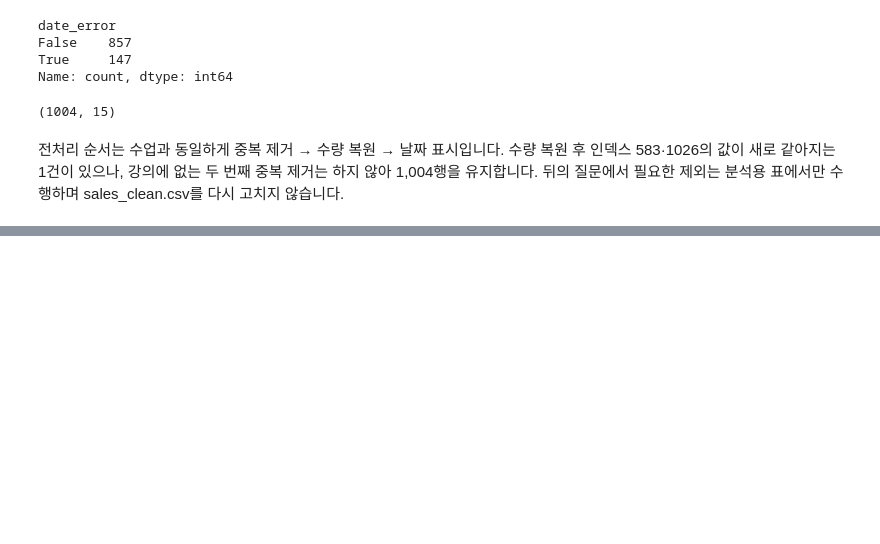
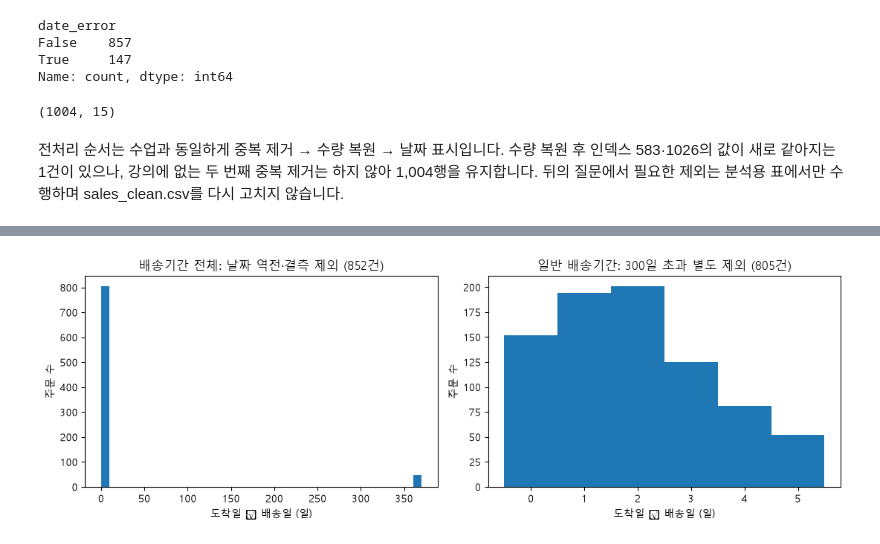
Before and after one commit to An1207/flask-practice1, a Jupyter notebook: HW5/hw5.ipynb, the cells around one changed output, grey strips where cells are left out. Saved outputs shown, nothing was run; the diff lists cells and outputs as text; code cells hidden in the pictures; blank space fills up the shorter version.

Commit message:
HW5 단계⑤ Q1: 배송기간 덩어리 47건 분석과 그림·두 줄 답

```diff
--- a/HW5/hw5.ipynb
+++ b/HW5/hw5.ipynb
@@ -93,0 +97,7 @@ Name: count, dtype: int64
+# %%
+import matplotlib.pyplot as plt
+import platform
+
+fonts = {'Windows': 'Malgun Gothic', 'Darwin': 'AppleGothic'}
+plt.rcParams['font.family'] = fonts.get(platform.system(), 'NanumGothic')
+plt.rcParams['axes.unicode_minus'] = False
@@ -93,0 +107,13 @@ Name: count, dtype: int64
+# %%
+valid_date = ~df['date_error']
+days = (df.loc[valid_date, 'delivery_date'] - df.loc[valid_date, 'shipping_date']).dt.days.dropna()
+long_days = days[days > 300]
+print('전체:', len(df), ' 날짜 역전 제외:', df['date_error'].sum(), ' 날짜 결측 제외:', int(valid_date.sum()) - len(days), ' 분석 가능:', len(days))
+print('전체 평균:', round(days.mean(), 2), '일 / 중앙값:', days.median(), '일')
+print('오른쪽 덩어리:', len(long_days), '건 / 범위:', long_days.min(), '~', long_days.max(), '일')
+display(days[days > 300].rename('배송 기간(일)'))
+display(df.loc[long_days.index, ['order_date', 'shipping_date', 'delivery_date', 'status']].head(10))
+regular_days = days[days <= 300]
+print('일반 기간:', len(regular_days), '건 / 범위:', regular_days.min(), '~', regular_days.max(), '일')
+print('일반 기간 평균:', round(regular_days.mean(), 2), '일 / 중앙값:', regular_days.median(), '일')
+assert len(days) == 852 and len(long_days) == 47 and len(regular_days) == 805
@@ -93,0 +154,11 @@ Name: count, dtype: int64
+# %%
+fig, ax = plt.subplots(1, 2, figsize=(11, 3.8))
+days.plot.hist(bins=40, ax=ax[0], title='배송기간 전체: 날짜 역전·결측 제외 (852건)')
+regular_days.plot.hist(bins=[-0.5, 0.5, 1.5, 2.5, 3.5, 4.5, 5.5], ax=ax[1], title='일반 배송기간: 300일 초과 별도 제외 (805건)')
+for axis in ax:
+    axis.set_xlabel('도착일 − 배송일 (일)')
+    axis.set_ylabel('주문 수')
+plt.tight_layout()
+plt.show()
+# %% [output]
+[figure, added]
```
Also changed, not shown: parts of 4 cells of this notebook.
